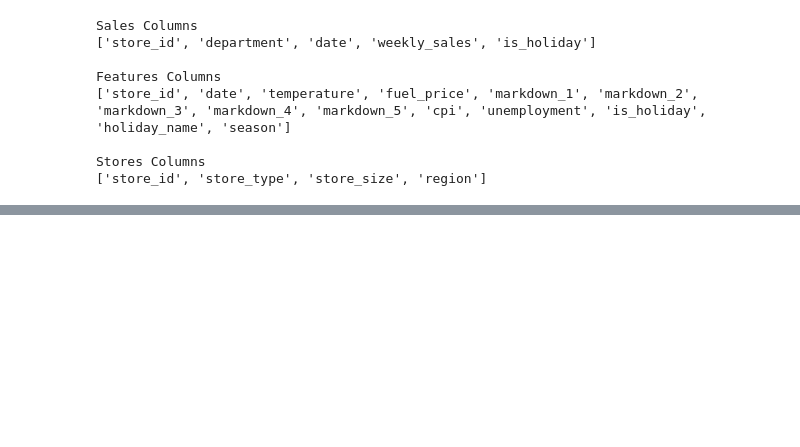
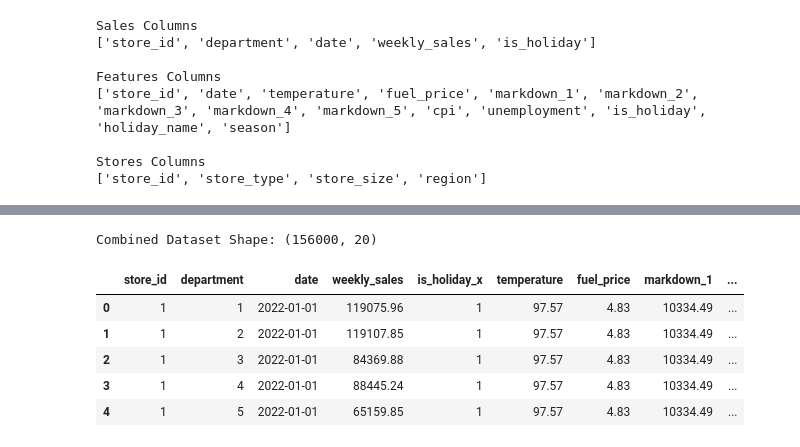
Before and after one commit to DevashishVidhate/Retail-Supply-Chain-Analytics, a Jupyter notebook: notebooks/EDA.ipynb, the cells around one changed output, grey strips where cells are left out. Cells and saved outputs as stored; diff of their text form; code cells hidden in the pictures; blank space fills up the shorter version.

Commit message:
Complete data understanding and integration phase

```diff
--- a/notebooks/EDA.ipynb
+++ b/notebooks/EDA.ipynb
@@ -3,4 +17,12 @@ Importing Libraries
 # %%
+# =====================================================
+# IMPORT LIBRARIES
+# =====================================================
+
 import pandas as pd
 import numpy as np
 import matplotlib.pyplot as plt
+
+# Configure pandas display options for better readability
+pd.set_option("display.max_columns", None)
+pd.set_option("display.width", 120)
@@ -334,0 +496,32 @@ Name: count, dtype: int64
+# %%
+# =====================================================
+# DATA INTEGRATION
+# =====================================================
+
+# Merge Sales and Features datasets
+analysis_df = pd.merge(
+    sales,
+    features,
+    on=["store_id", "date"],
+    how="left"
+)
+
+# Merge the resulting dataset with Stores
+analysis_df = pd.merge(
+    analysis_df,
+    stores,
+    on="store_id",
+    how="left"
+)
+
+print(f"Combined Dataset Shape: {analysis_df.shape}")
+
+analysis_df.head()
+# %% [output]
+Combined Dataset Shape: (156000, 20)
+|  | store_id | department | date | weekly_sales | is_holiday_x | temperature | fuel_price | markdown_1 | ... |
+| 0 | 1 | 1 | 2022-01-01 | 119075.96 | 1 | 97.57 | 4.83 | 10334.49 | ... |
+| 1 | 1 | 2 | 2022-01-01 | 119107.85 | 1 | 97.57 | 4.83 | 10334.49 | ... |
+| 2 | 1 | 3 | 2022-01-01 | 84369.88 | 1 | 97.57 | 4.83 | 10334.49 | ... |
+| 3 | 1 | 4 | 2022-01-01 | 88445.24 | 1 | 97.57 | 4.83 | 10334.49 | ... |
+| 4 | 1 | 5 | 2022-01-01 | 65159.85 | 1 | 97.57 | 4.83 | 10334.49 | ... |
```
Also changed, not shown: parts of 46 cells of this notebook, 2 other files.
